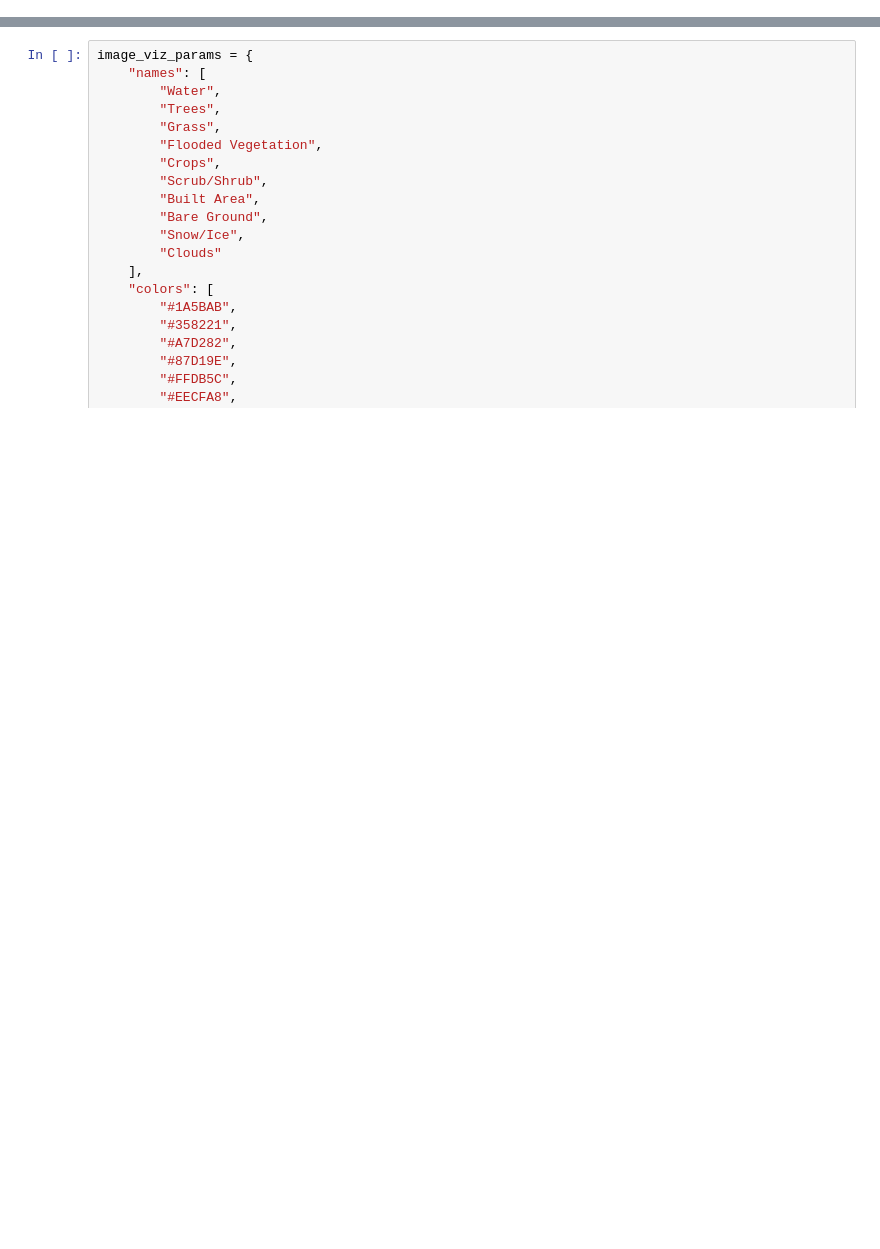
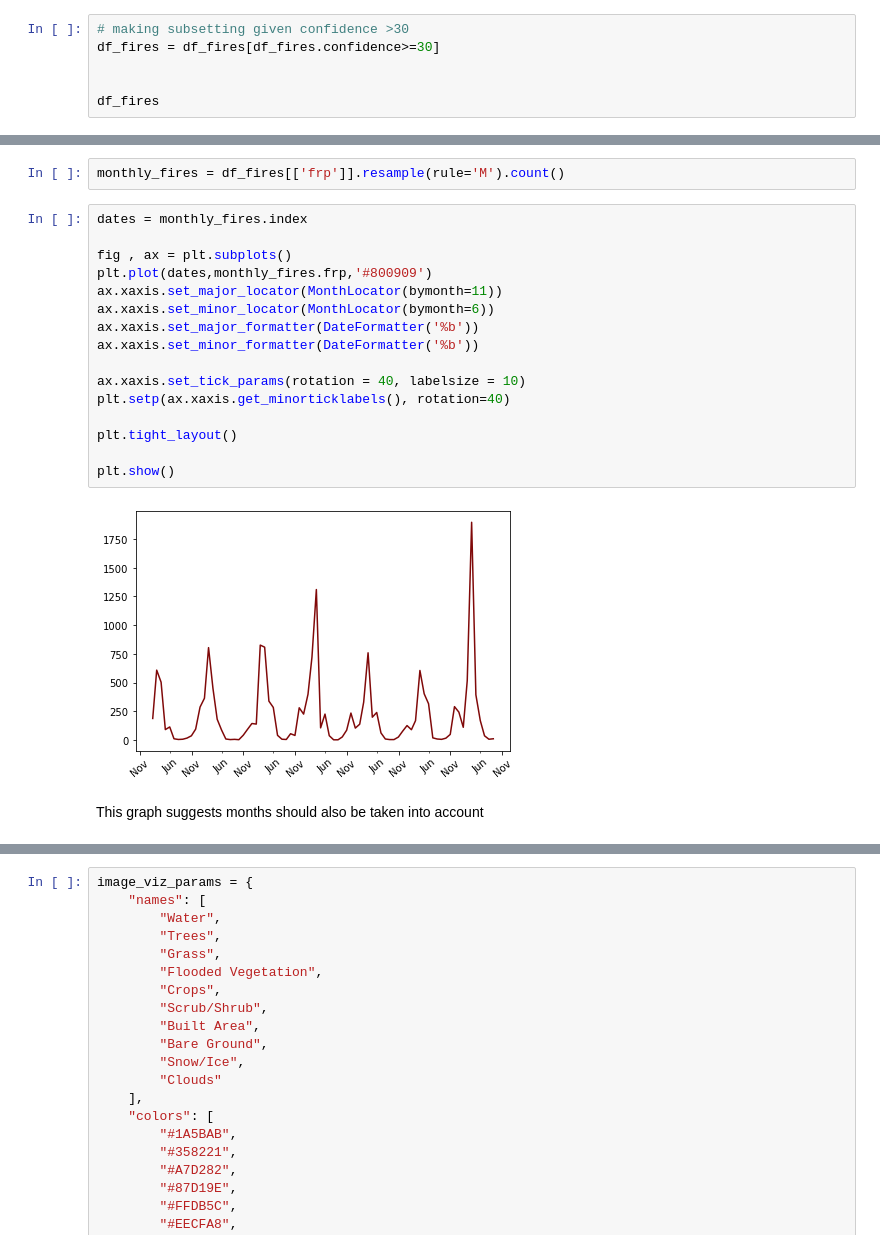
Before and after one commit to undpindia/dicra, a Jupyter notebook: Geospatial Data Science Internship/MabyGavilan/TASK2.ipynb, the cells around one changed output, grey strips where cells are left out. Saved outputs shown, nothing was run; the diff lists cells and outputs as text; blank space fills up the shorter version.

```diff
--- a/Geospatial Data Science Internship/MabyGavilan/TASK2.ipynb
+++ b/Geospatial Data Science Internship/MabyGavilan/TASK2.ipynb
@@ -7,0 +79,6 @@ import ee
+# %%
+# making subsetting given confidence >30
+df_fires = df_fires[df_fires.confidence>=30]
+
+
+df_fires
@@ -7,0 +100,22 @@ import ee
+# %%
+monthly_fires = df_fires[['frp']].resample(rule='M').count()
+# %%
+dates = monthly_fires.index
+
+fig , ax = plt.subplots()
+plt.plot(dates,monthly_fires.frp,'#800909')
+ax.xaxis.set_major_locator(MonthLocator(bymonth=11))
+ax.xaxis.set_minor_locator(MonthLocator(bymonth=6))
+ax.xaxis.set_major_formatter(DateFormatter('%b'))
+ax.xaxis.set_minor_formatter(DateFormatter('%b'))
+
+ax.xaxis.set_tick_params(rotation = 40, labelsize = 10)
+plt.setp(ax.xaxis.get_minorticklabels(), rotation=40)
+
+plt.tight_layout()
+
+plt.show()
+# %% [output]
+[figure, added]
+# %% [markdown]
+This graph suggests months should also be taken into account
```
Also changed, not shown: parts of 37 cells of this notebook.
